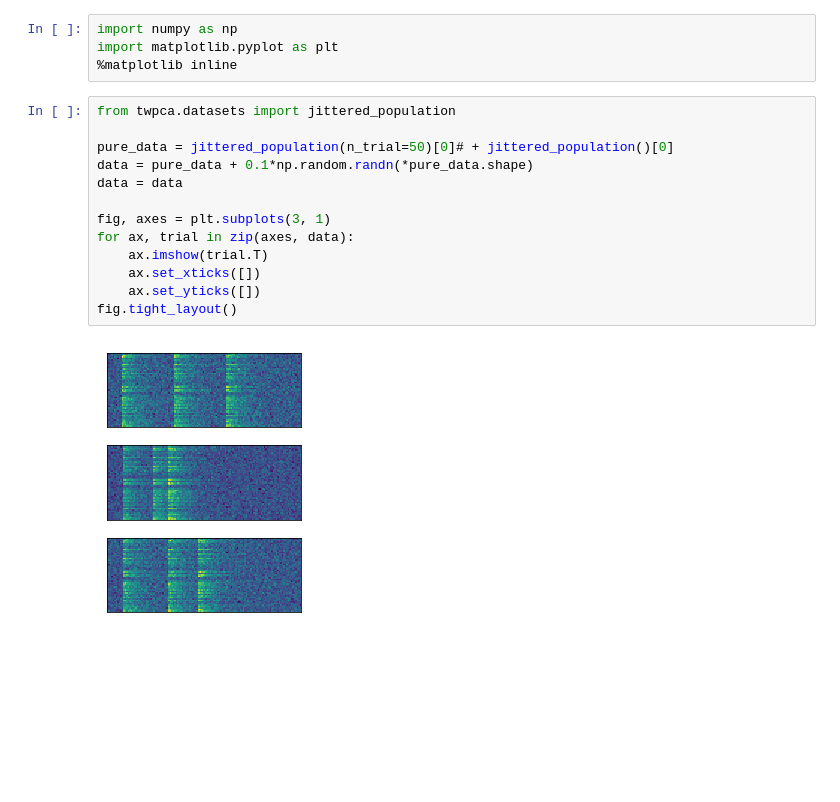
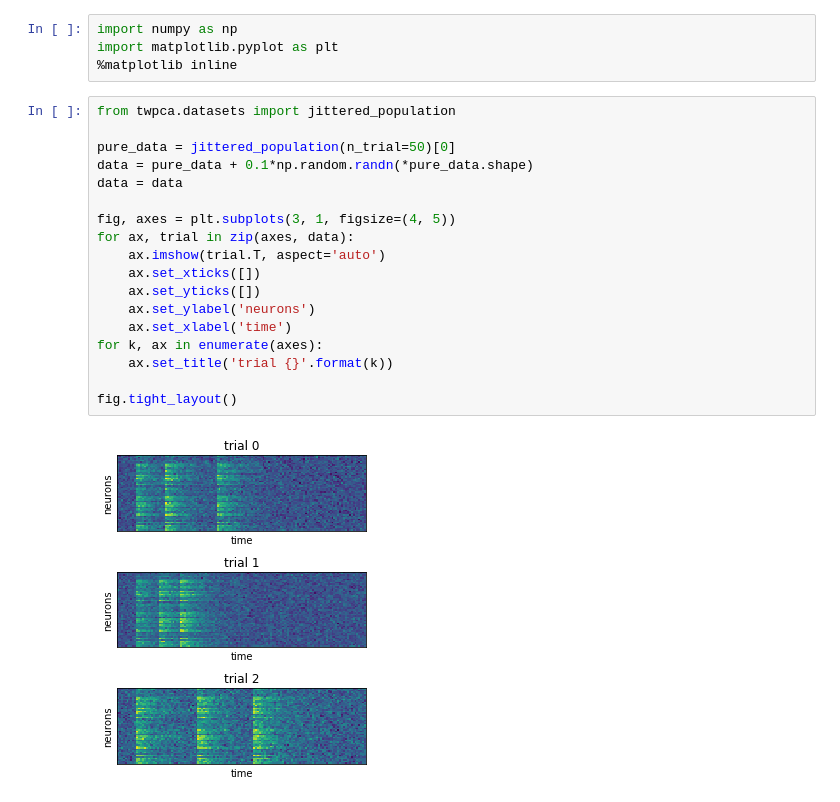
Before and after one commit to ganguli-lab/twpca, a Jupyter notebook: notebooks/demo.ipynb, the cells around one changed output. Cells and saved outputs as stored; diff of their text form; blank space fills up the shorter version.

```diff
--- a/notebooks/demo.ipynb
+++ b/notebooks/demo.ipynb
@@ -5,18 +5,23 @@ import matplotlib.pyplot as plt
 # %%
 from twpca.datasets import jittered_population
 
-pure_data = jittered_population(n_trial=50)[0]# + jittered_population()[0]
+pure_data = jittered_population(n_trial=50)[0]
 data = pure_data + 0.1*np.random.randn(*pure_data.shape)
 data = data
 
-fig, axes = plt.subplots(3, 1)
+fig, axes = plt.subplots(3, 1, figsize=(4, 5))
 for ax, trial in zip(axes, data):
-    ax.imshow(trial.T)
+    ax.imshow(trial.T, aspect='auto')
     ax.set_xticks([])
     ax.set_yticks([])
+    ax.set_ylabel('neurons')
+    ax.set_xlabel('time')
+for k, ax in enumerate(axes):
+    ax.set_title('trial {}'.format(k))
+
 fig.tight_layout()
 # %% [output]
-[figure, old version]
+[figure, new version]
 # %%
 from twpca import TWPCA
 
```
Also changed, not shown: parts of 5 cells of this notebook, 1 other file.
